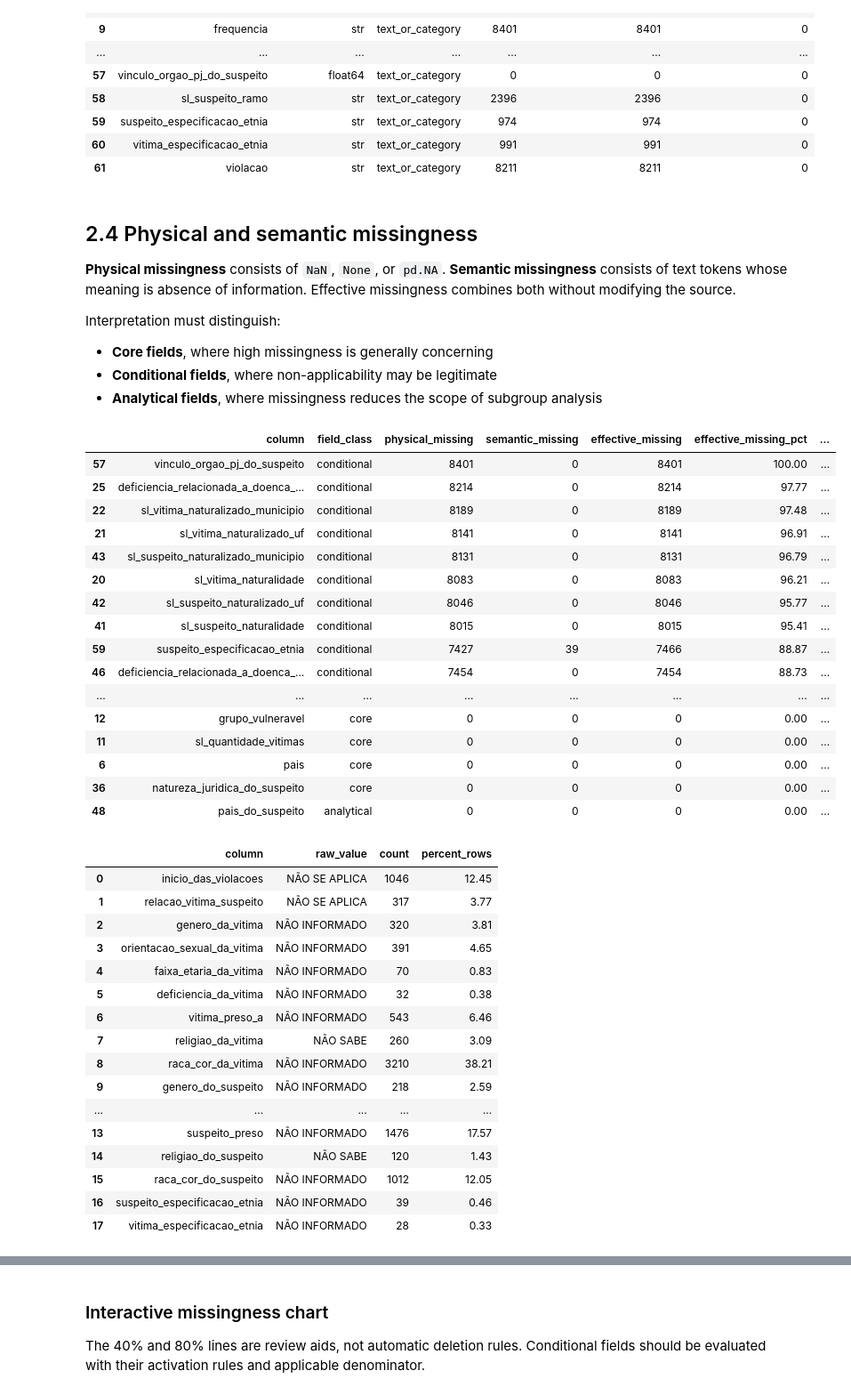
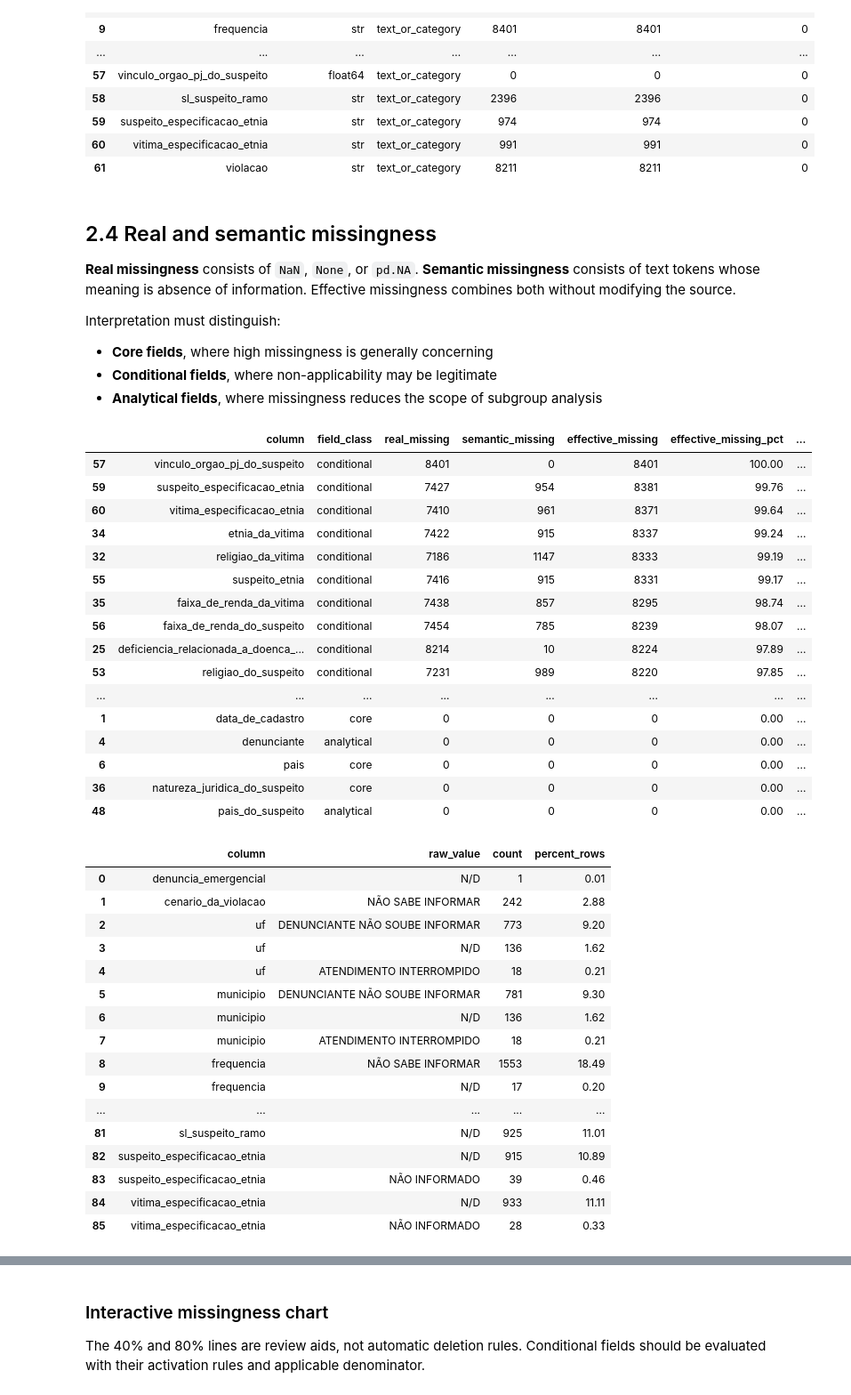
Before and after one commit to janaelsondias/eda-disque100, a Jupyter notebook: eda/02_data_quality_disque100.ipynb, the cells around one changed output, grey strips where cells are left out. Shown at 89% size. Drawn from its saved outputs; the diff is of its cells as text; code cells hidden in the pictures.

```diff
--- a/eda/02_data_quality_disque100.ipynb
+++ b/eda/02_data_quality_disque100.ipynb
@@ -265,8 +394,10 @@ if df is not None:
             conforming = int(df[column].notna().sum())
             invalid = 0
         type_rows.append({
-            "column": column, "observed_dtype": observed, "expected_role": expected,
-            "non_null": int(df[column].notna().sum()), "parseable_or_conforming": conforming,
+            "column": column, "observed_dtype": observed,
+            "expected_role": expected,
+            "non_null": int(df[column].notna().sum()),
+            "parseable_or_conforming": conforming,
             "invalid_for_expected_type": invalid
         })
     type_assessment = pd.DataFrame(type_rows)
@@ -290,9 +421,9 @@ if df is not None:
 | 60 | vitima_especificacao_etnia | str | text_or_category | 991 | 991 | 0 |
 | 61 | violacao | str | text_or_category | 8211 | 8211 | 0 |
 # %% [markdown]
-## 2.4 Physical and semantic missingness
+## 2.4 Real and semantic missingness
 
-**Physical missingness** consists of `NaN`, `None`, or `pd.NA`. **Semantic missingness** consists of text tokens whose meaning is absence of information. Effective missingness combines both without modifying the source.
+**Real missingness** consists of `NaN`, `None`, or `pd.NA`. **Semantic missingness** consists of text tokens whose meaning is absence of information. Effective missingness combines both without modifying the source.
 
 Interpretation must distinguish:
 
@@ -309,69 +440,73 @@ def semantic_missing_masks(data):
         mask = data[column].notna() & keys.isin(CANONICAL_MISSING_TOKENS)
         masks[column] = mask
         if mask.any():
             for value, count in data.loc[mask, column].astype("string").value_counts(dropna=False).items():
                 details.append({
-                    "column": column, "raw_value": value, "count": int(count),
+                    "column": column,
+                    "raw_value": value,
+                    "count": int(count),
                     "percent_rows": round(count / len(data) * 100, 2)
                 })
     return masks, pd.DataFrame(details)
 
 
 if df is not None:
     text_missing_masks, semantic_missing_detail = semantic_missing_masks(df)
     completeness_rows = []
     for column in df.columns:
-        physical = int(df[column].isna().sum())
+        real = int(df[column].isna().sum())
         semantic = int(text_missing_masks.get(column, pd.Series(False, index=df.index)).sum())
-        effective = physical + semantic
+        effective = real + semantic
         if column in CORE_COLUMNS:
             field_class = "core"
         elif column in CONDITIONAL_COLUMNS:
             field_class = "conditional"
         else:
             field_class = "analytical"
         completeness_rows.append({
-            "column": column, "field_class": field_class,
-            "physical_missing": physical, "semantic_missing": semantic,
+            "column": column,
+            "field_class": field_class,
+            "real_missing": real,
+            "semantic_missing": semantic,
             "effective_missing": effective,
             "effective_missing_pct": round(effective / len(df) * 100, 2),
             "completeness_pct": round((1 - effective / len(df)) * 100, 2)
         })
     completeness_profile = pd.DataFrame(completeness_rows).sort_values("effective_missing_pct", ascending=False)
     display(completeness_profile)
     display(semantic_missing_detail)
 # %% [output]
-|  | column | field_class | physical_missing | semantic_missing | effective_missing | effective_missing_pct | ... |
+|  | column | field_class | real_missing | semantic_missing | effective_missing | effective_missing_pct | ... |
 | 57 | vinculo_orgao_pj_do_suspeito | conditional | 8401 | 0 | 8401 | 100.00 | ... |
-| 25 | deficiencia_relacionada_a_doenca_... | conditional | 8214 | 0 | 8214 | 97.77 | ... |
-| 22 | sl_vitima_naturalizado_municipio | conditional | 8189 | 0 | 8189 | 97.48 | ... |
-| 21 | sl_vitima_naturalizado_uf | conditional | 8141 | 0 | 8141 | 96.91 | ... |
-| 43 | sl_suspeito_naturalizado_municipio | conditional | 8131 | 0 | 8131 | 96.79 | ... |
-| 20 | sl_vitima_naturalidade | conditional | 8083 | 0 | 8083 | 96.21 | ... |
-| 42 | sl_suspeito_naturalizado_uf | conditional | 8046 | 0 | 8046 | 95.77 | ... |
-| 41 | sl_suspeito_naturalidade | conditional | 8015 | 0 | 8015 | 95.41 | ... |
-| 59 | suspeito_especificacao_etnia | conditional | 7427 | 39 | 7466 | 88.87 | ... |
-| 46 | deficiencia_relacionada_a_doenca_... | conditional | 7454 | 0 | 7454 | 88.73 | ... |
+| 59 | suspeito_especificacao_etnia | conditional | 7427 | 954 | 8381 | 99.76 | ... |
+| 60 | vitima_especificacao_etnia | conditional | 7410 | 961 | 8371 | 99.64 | ... |
+| 34 | etnia_da_vitima | conditional | 7422 | 915 | 8337 | 99.24 | ... |
+| 32 | religiao_da_vitima | conditional | 7186 | 1147 | 8333 | 99.19 | ... |
+| 55 | suspeito_etnia | conditional | 7416 | 915 | 8331 | 99.17 | ... |
+| 35 | faixa_de_renda_da_vitima | conditional | 7438 | 857 | 8295 | 98.74 | ... |
+| 56 | faixa_de_renda_do_suspeito | conditional | 7454 | 785 | 8239 | 98.07 | ... |
+| 25 | deficiencia_relacionada_a_doenca_... | conditional | 8214 | 10 | 8224 | 97.89 | ... |
+| 53 | religiao_do_suspeito | conditional | 7231 | 989 | 8220 | 97.85 | ... |
 | ... | ... | ... | ... | ... | ... | ... | ... |
-| 12 | grupo_vulneravel | core | 0 | 0 | 0 | 0.00 | ... |
-| 11 | sl_quantidade_vitimas | core | 0 | 0 | 0 | 0.00 | ... |
+| 1 | data_de_cadastro | core | 0 | 0 | 0 | 0.00 | ... |
+| 4 | denunciante | analytical | 0 | 0 | 0 | 0.00 | ... |
 | 6 | pais | core | 0 | 0 | 0 | 0.00 | ... |
 | 36 | natureza_juridica_do_suspeito | core | 0 | 0 | 0 | 0.00 | ... |
 | 48 | pais_do_suspeito | analytical | 0 | 0 | 0 | 0.00 | ... |
 |  | column | raw_value | count | percent_rows |
-| 0 | inicio_das_violacoes | NÃO SE APLICA | 1046 | 12.45 |
-| 1 | relacao_vitima_suspeito | NÃO SE APLICA | 317 | 3.77 |
-| 2 | genero_da_vitima | NÃO INFORMADO | 320 | 3.81 |
-| 3 | orientacao_sexual_da_vitima | NÃO INFORMADO | 391 | 4.65 |
-| 4 | faixa_etaria_da_vitima | NÃO INFORMADO | 70 | 0.83 |
-| 5 | deficiencia_da_vitima | NÃO INFORMADO | 32 | 0.38 |
-| 6 | vitima_preso_a | NÃO INFORMADO | 543 | 6.46 |
-| 7 | religiao_da_vitima | NÃO SABE | 260 | 3.09 |
-| 8 | raca_cor_da_vitima | NÃO INFORMADO | 3210 | 38.21 |
-| 9 | genero_do_suspeito | NÃO INFORMADO | 218 | 2.59 |
+| 0 | denuncia_emergencial | N/D | 1 | 0.01 |
+| 1 | cenario_da_violacao | NÃO SABE INFORMAR | 242 | 2.88 |
+| 2 | uf | DENUNCIANTE NÃO SOUBE INFORMAR | 773 | 9.20 |
+| 3 | uf | N/D | 136 | 1.62 |
+| 4 | uf | ATENDIMENTO INTERROMPIDO | 18 | 0.21 |
+| 5 | municipio | DENUNCIANTE NÃO SOUBE INFORMAR | 781 | 9.30 |
+| 6 | municipio | N/D | 136 | 1.62 |
+| 7 | municipio | ATENDIMENTO INTERROMPIDO | 18 | 0.21 |
+| 8 | frequencia | NÃO SABE INFORMAR | 1553 | 18.49 |
+| 9 | frequencia | N/D | 17 | 0.20 |
 | ... | ... | ... | ... | ... |
-| 13 | suspeito_preso | NÃO INFORMADO | 1476 | 17.57 |
-| 14 | religiao_do_suspeito | NÃO SABE | 120 | 1.43 |
-| 15 | raca_cor_do_suspeito | NÃO INFORMADO | 1012 | 12.05 |
-| 16 | suspeito_especificacao_etnia | NÃO INFORMADO | 39 | 0.46 |
-| 17 | vitima_especificacao_etnia | NÃO INFORMADO | 28 | 0.33 |
+| 81 | sl_suspeito_ramo | N/D | 925 | 11.01 |
+| 82 | suspeito_especificacao_etnia | N/D | 915 | 10.89 |
+| 83 | suspeito_especificacao_etnia | NÃO INFORMADO | 39 | 0.46 |
+| 84 | vitima_especificacao_etnia | N/D | 933 | 11.11 |
+| 85 | vitima_especificacao_etnia | NÃO INFORMADO | 28 | 0.33 |
```
Also changed, not shown: parts of 23 cells of this notebook, 29 other files.
